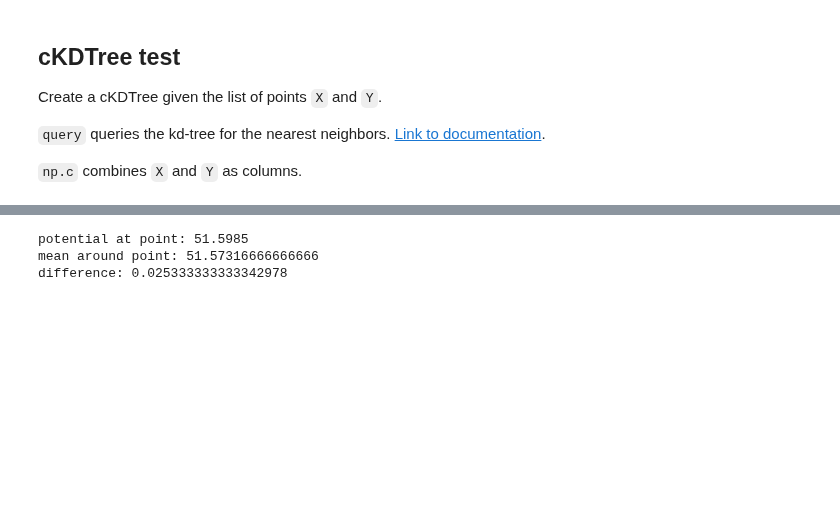
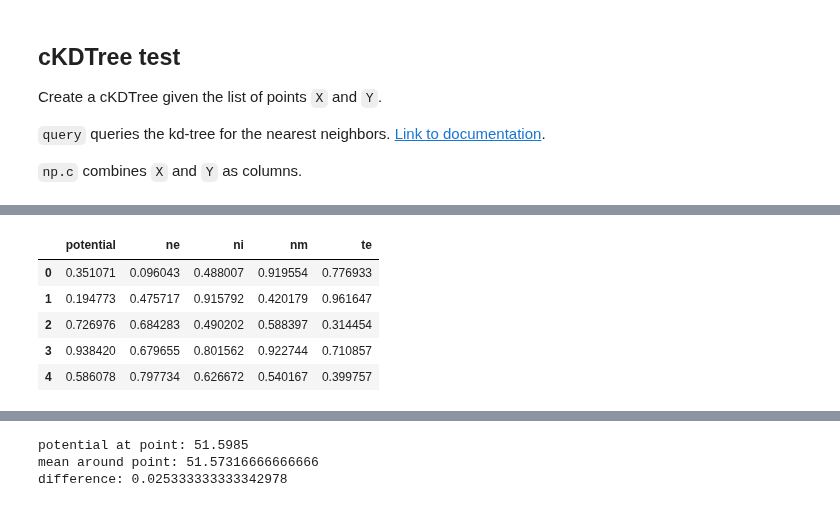
Before and after one commit to jarltc/2d-discharge-nn, a Jupyter notebook: ckdtree-test.ipynb, the cells around one changed output, grey strips where cells are left out. Cells and saved outputs as stored; diff of their text form; code cells hidden in the pictures; blank space fills up the shorter version.

```diff
--- a/ckdtree-test.ipynb
+++ b/ckdtree-test.ipynb
@@ -54,0 +58,16 @@ tree = cKDTree(np.c_[X,Y])
+# %%
+# x, y, v, p
+x = np.linspace(0, 20, 4)
+y = np.linspace(0, 70, 9)
+xx, yy = np.meshgrid(x, y)
+v = 300.0
+p = 60.0
+# %%
+# feature columns
+features = pd.DataFrame({'x':xx.reshape(-1), 'y':yy.reshape(-1)})
+features['v'] = v
+features['p'] = p
+# features['x**2'] = features['x']**2
+# features['y**2'] = features['y']**2
+
+features.head()
@@ -54,0 +83,11 @@ tree = cKDTree(np.c_[X,Y])
+# %%
+# label columns
+labels = pd.DataFrame(np.random.rand(len(features), 5), columns=['potential', 'ne', 'ni', 'nm', 'te'])
+labels.head()
+# %% [output]
+|  | potential | ne | ni | nm | te |
+| 0 | 0.351071 | 0.096043 | 0.488007 | 0.919554 | 0.776933 |
+| 1 | 0.194773 | 0.475717 | 0.915792 | 0.420179 | 0.961647 |
+| 2 | 0.726976 | 0.684283 | 0.490202 | 0.588397 | 0.314454 |
+| 3 | 0.938420 | 0.679655 | 0.801562 | 0.922744 | 0.710857 |
+| 4 | 0.586078 | 0.797734 | 0.626672 | 0.540167 | 0.399757 |
```
Also changed, not shown: parts of 12 cells of this notebook.
